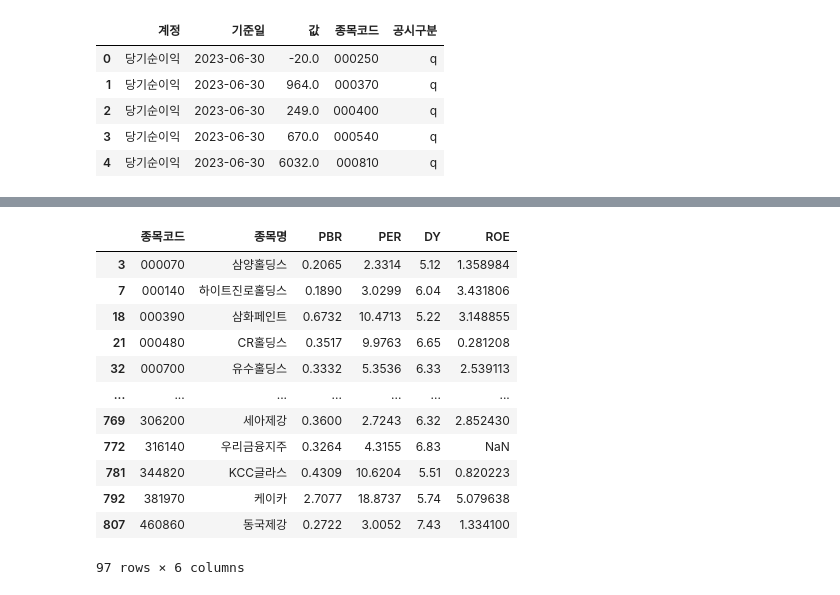
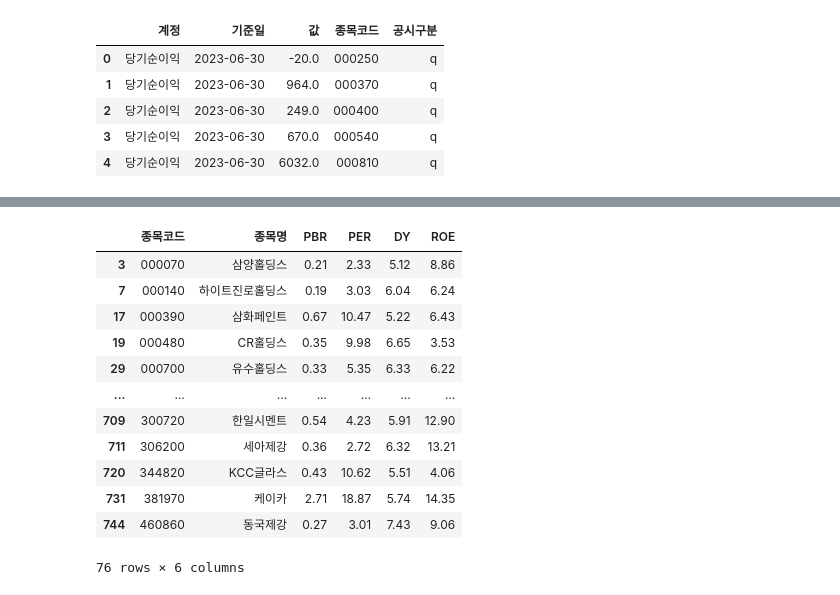
Before and after one commit to dev-doragi/DataProcessing, a Jupyter notebook: Report/241004_5주차_재무데이터가공.ipynb, the cells around one changed output, grey strips where cells are left out. Cells and saved outputs as stored; diff of their text form; code cells hidden in the pictures.

```diff
--- a/Report/241004_5주차_재무데이터가공.ipynb
+++ b/Report/241004_5주차_재무데이터가공.ipynb
@@ -411,0 +380,14 @@ outcome
+# %%
+fsq_list_clean = fsq_list_merge.copy()
+
+# 데이터 병합을 위해 fsq_list_pivot도 동일하게 처리
+fsq_list_pivot = fsq_list_clean.pivot_table(index=['종목코드', '기준일'], columns='계정', values='ttm').reset_index()
+
+# 최신 기준일 찾기
+latest_date = fsq_list_pivot['기준일'].max()
+
+# 최신 기준일의 데이터만 필터링
+latest_data = fsq_list_pivot[fsq_list_pivot['기준일'] == latest_date]
+
+# 결과 출력
+latest_data
@@ -411,0 +414,23 @@ outcome
+# %%
+# fsq_list_merge에서 필요한 지표를 필터링
+metrics_df = fsq_list_merge[fsq_list_merge['지표'].isin(['PBR', 'PER'])]
+
+# 지표를 열로 전환하여 피벗 테이블 생성
+pivoted_metrics = metrics_df.pivot_table(index='종목코드', columns='지표', values='value')
+
+# latest_data와 병합하여 ROE 및 기타 재무 값 가져오기
+merged_data = pd.merge(latest_data, pivoted_metrics, on='종목코드', how='left')
+
+# PBR과 PER 소수점 두 자리까지 반올림
+merged_data['PBR'] = merged_data['PBR'].round(2)
+merged_data['PER'] = merged_data['PER'].round(2)
+
+merged_data = pd.merge(merged_data, kospi_ticker_list[['종목코드', '종목명', '종가', '주당배당금']], on='종목코드', how='left')
+
+# DY 계산
+merged_data['DY'] = ((merged_data['주당배당금'] / merged_data['종가']) * 100).round(2)
+
+# ROE 계산
+merged_data['ROE'] = ((merged_data['당기순이익'] / merged_data['자본']) * 100).round(2)
+
+merged_data[['기준일', '종목코드', '종목명', 'PBR', 'PER', 'DY', 'ROE']]
@@ -411,0 +451,6 @@ outcome
+# %%
+# 최종 데이터프레임 구성
+final_data = merged_data[['종목코드', '종목명', 'PBR', 'PER', 'DY', 'ROE']]
+
+# 결과 출력
+final_data
@@ -446,18 +507,18 @@ per_filtered
 # %%
-dy_filtered = outcome[outcome['DY'] >= 5]
+dy_filtered = final_data[final_data['DY'] >= 5]
 dy_filtered
 # %% [output]
 |  | 종목코드 | 종목명 | PBR | PER | DY | ROE |
-| 3 | 000070 | 삼양홀딩스 | 0.2065 | 2.3314 | 5.12 | 1.358984 |
-| 7 | 000140 | 하이트진로홀딩스 | 0.1890 | 3.0299 | 6.04 | 3.431806 |
-| 18 | 000390 | 삼화페인트 | 0.6732 | 10.4713 | 5.22 | 3.148855 |
-| 21 | 000480 | CR홀딩스 | 0.3517 | 9.9763 | 6.65 | 0.281208 |
-| 32 | 000700 | 유수홀딩스 | 0.3332 | 5.3536 | 6.33 | 2.539113 |
+| 3 | 000070 | 삼양홀딩스 | 0.21 | 2.33 | 5.12 | 8.86 |
+| 7 | 000140 | 하이트진로홀딩스 | 0.19 | 3.03 | 6.04 | 6.24 |
+| 17 | 000390 | 삼화페인트 | 0.67 | 10.47 | 5.22 | 6.43 |
+| 19 | 000480 | CR홀딩스 | 0.35 | 9.98 | 6.65 | 3.53 |
+| 29 | 000700 | 유수홀딩스 | 0.33 | 5.35 | 6.33 | 6.22 |
 | ... | ... | ... | ... | ... | ... | ... |
-| 769 | 306200 | 세아제강 | 0.3600 | 2.7243 | 6.32 | 2.852430 |
-| 772 | 316140 | 우리금융지주 | 0.3264 | 4.3155 | 6.83 | NaN |
-| 781 | 344820 | KCC글라스 | 0.4309 | 10.6204 | 5.51 | 0.820223 |
-| 792 | 381970 | 케이카 | 2.7077 | 18.8737 | 5.74 | 5.079638 |
-| 807 | 460860 | 동국제강 | 0.2722 | 3.0052 | 7.43 | 1.334100 |
+| 709 | 300720 | 한일시멘트 | 0.54 | 4.23 | 5.91 | 12.90 |
+| 711 | 306200 | 세아제강 | 0.36 | 2.72 | 6.32 | 13.21 |
+| 720 | 344820 | KCC글라스 | 0.43 | 10.62 | 5.51 | 4.06 |
+| 731 | 381970 | 케이카 | 2.71 | 18.87 | 5.74 | 14.35 |
+| 744 | 460860 | 동국제강 | 0.27 | 3.01 | 7.43 | 9.06 |
-97 rows × 6 columns
+76 rows × 6 columns
 # %%
```
Also changed, not shown: parts of 28 cells of this notebook.
